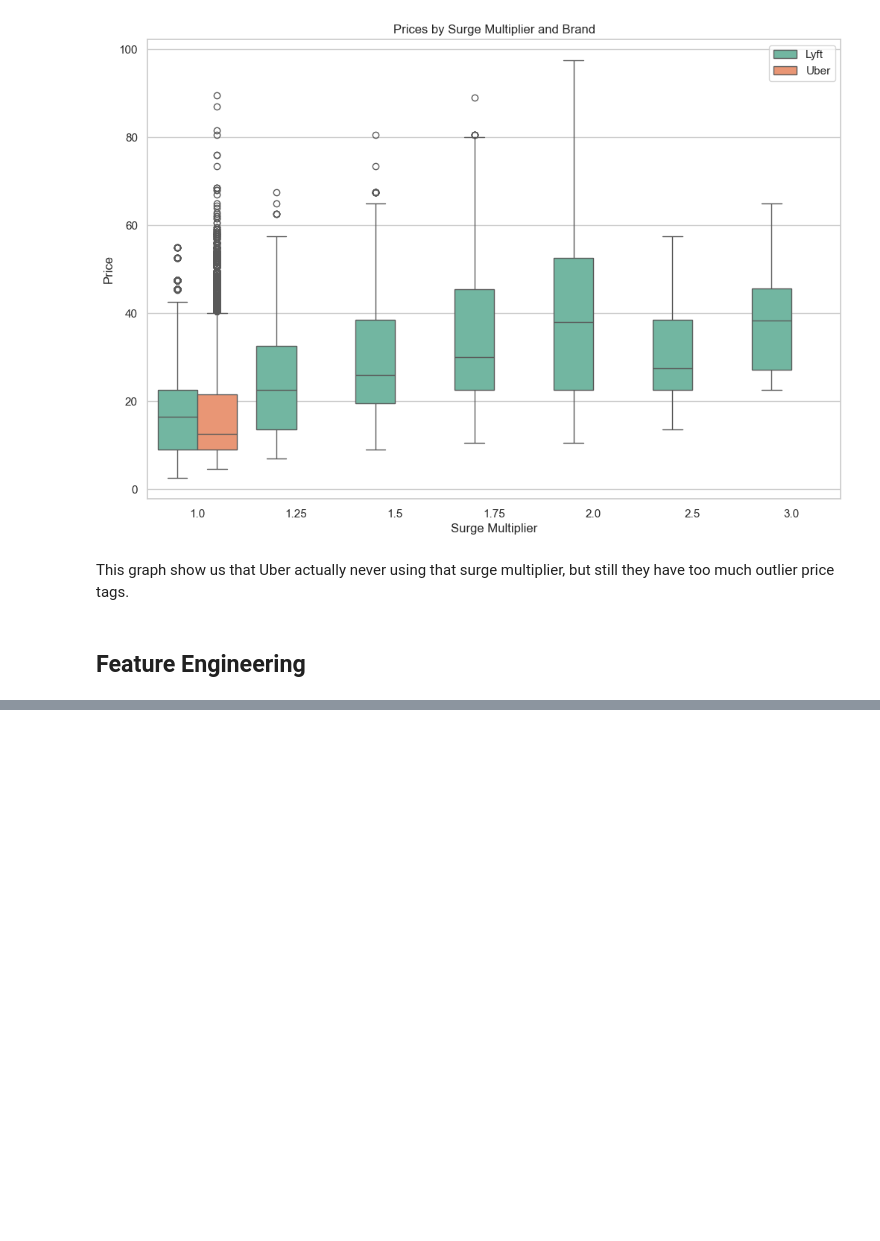
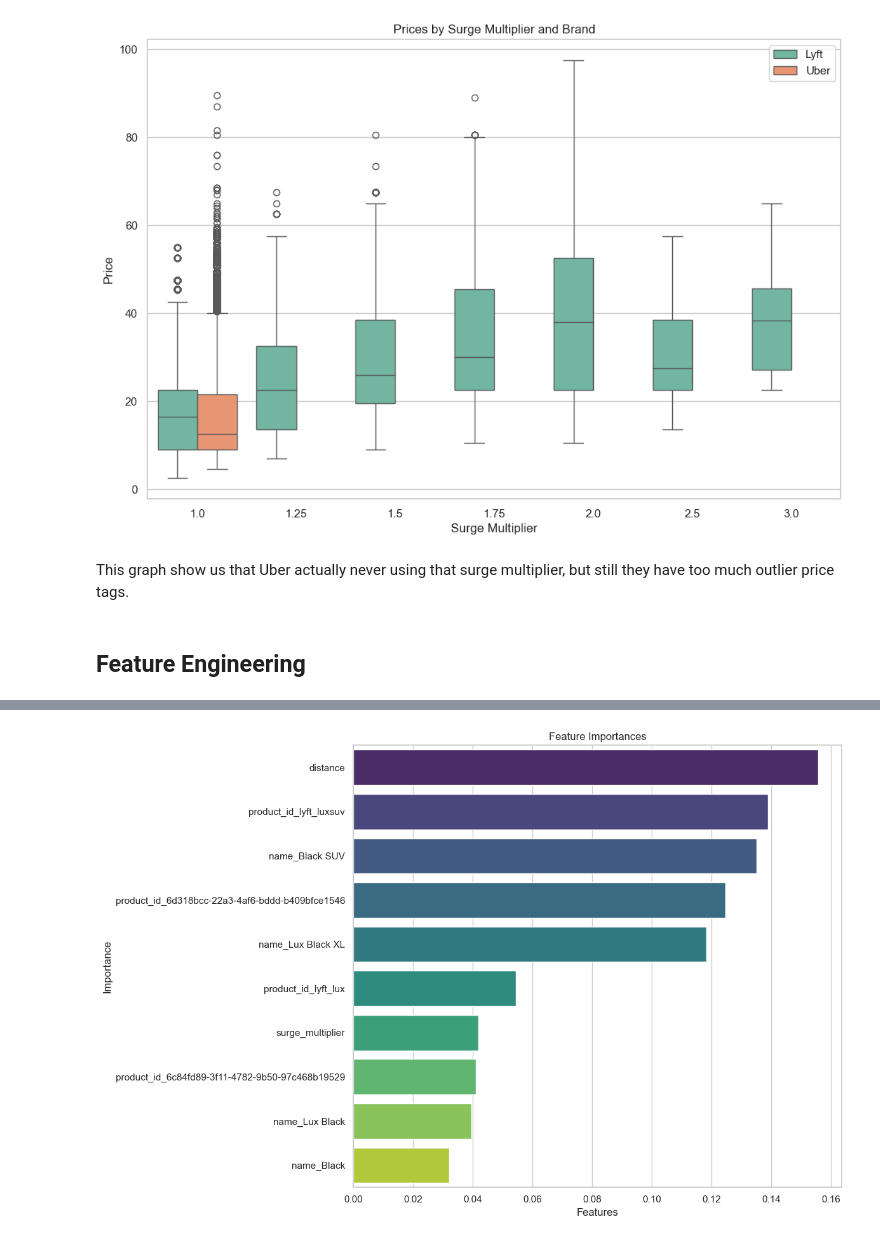
Before and after one commit to hfarukaktas/data-science-projects, a Jupyter notebook: uber-lyft-prices-data/Uber - Lyft Prices.ipynb, the cells around one changed output, grey strips where cells are left out. Saved outputs shown, nothing was run; the diff lists cells and outputs as text; code cells hidden in the pictures; blank space fills up the shorter version.

Commit message:
Uber/Lyft Data completed

```diff
--- a/uber-lyft-prices-data/Uber - Lyft Prices.ipynb
+++ b/uber-lyft-prices-data/Uber - Lyft Prices.ipynb
@@ -308,0 +376,15 @@ This graph show us that Uber actually never using that surge multiplier, but sti
+# %%
+# train-test split
+X = df_ml.drop("price", axis = 1)
+y = df_ml["price"]
+
+X_train, X_test, y_train, y_test = train_test_split(X,y,test_size = 0.3, random_state = 10)
+# %%
+# scaling
+scaler = StandardScaler()
+X_train_scaled = scaler.fit_transform(X_train)
+X_test_scaled = scaler.fit_transform(X_test)
+# %%
+# ridge model
+ridge = Ridge(alpha = 1.0)
+ridge.fit(X_train_scaled, y_train)
@@ -308,0 +393,4 @@ This graph show us that Uber actually never using that surge multiplier, but sti
+# %%
+# random forest regressor
+rf = RandomForestRegressor(n_estimators = 50, max_depth = 15, random_state = 10)
+rf.fit(X_train_scaled, y_train)
@@ -308,0 +433,23 @@ This graph show us that Uber actually never using that surge multiplier, but sti
+# %%
+# feature importances
+importances = rf.feature_importances_
+feature_names = X.columns
+
+feature_imp_df = pd.DataFrame({
+    "Feature": feature_names,
+    "Importance": importances
+})
+
+feature_imp_df = feature_imp_df.sort_values(by = "Importance", ascending = False)
+
+#visualization
+plt.figure(figsize = (12,8))
+sns.set_theme(style = "whitegrid")
+sns.barplot(feature_imp_df.head(10), x = "Importance", y = "Feature", palette = "viridis")
+plt.title("Feature Importances")
+plt.xlabel("Features")
+plt.ylabel("Importance")
+plt.tight_layout()
+plt.show()
+# %% [output]
+[figure, added]
```
Also changed, not shown: parts of 10 cells of this notebook.
